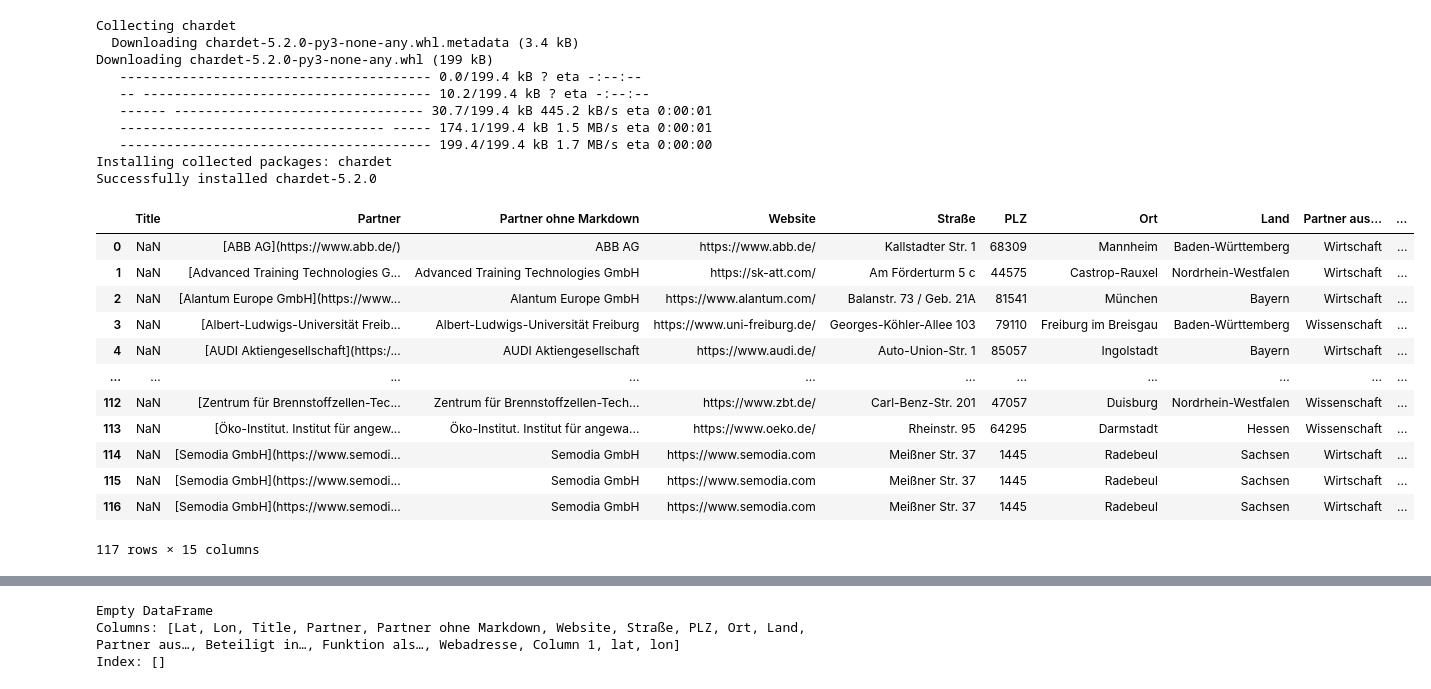
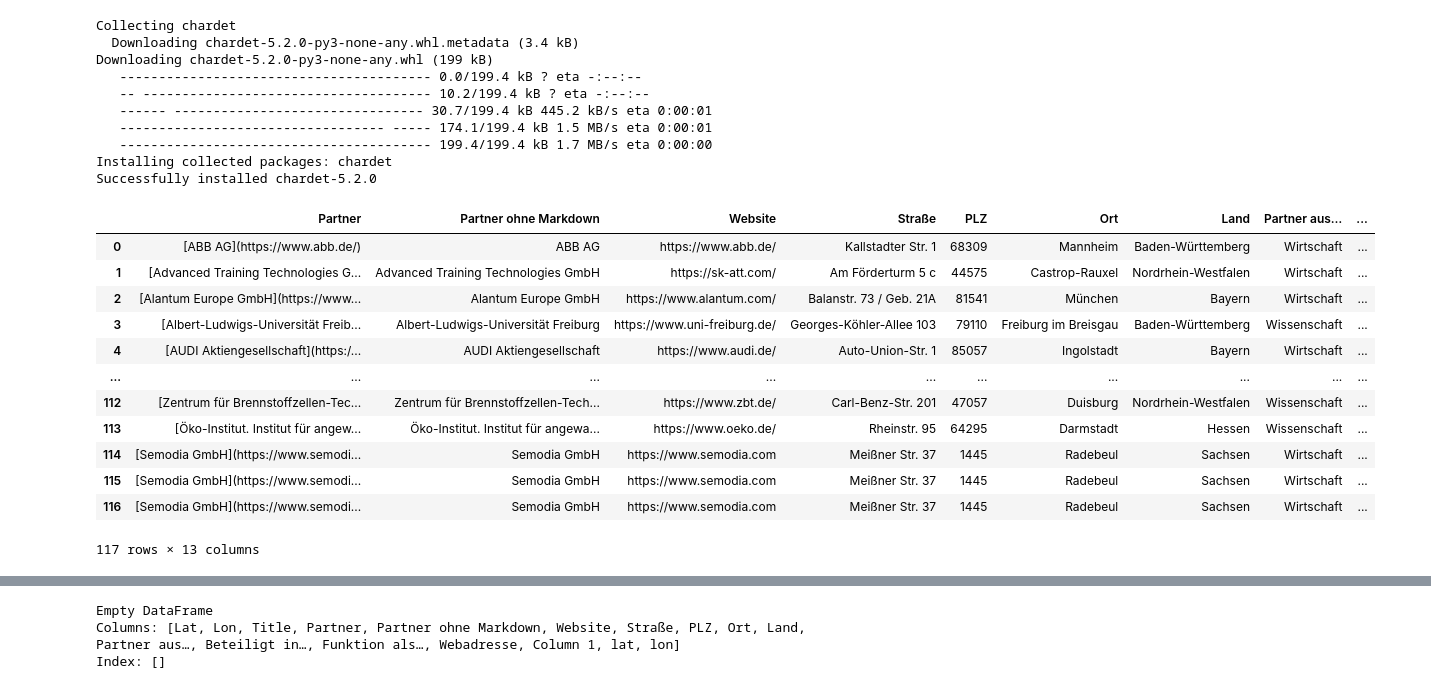
Before and after one commit to premstaller1/Masterarbeit, a Jupyter notebook: gis/converter.ipynb, the cells around one changed output, grey strips where cells are left out. Drawn from its saved outputs; the diff is of its cells as text; code cells hidden in the pictures.

Commit message:
Analysis, Data exploration and gathering

```diff
--- a/gis/converter.ipynb
+++ b/gis/converter.ipynb
@@ -223,17 +215,27 @@ df1['lon'] = df1['Lon']
+# %%
+import pandas as pd
+df1 = pd.read_excel('C:\\Users\\osi0pr\\Documents\\Github\\Masterarbeit\\gis\\data\\data-krTLV.xlsx')
+df2 = pd.read_excel('C:\\Users\\osi0pr\\Documents\\Github\\Masterarbeit\\gis\\data\\data-MDu07 .xlsx')
+# %%
+df1['Latitude'] = df1['LAT']
+df1['Longitude'] = df1['LON']
+df2['Latitude'] = df2['Lat']
+df2['Longitude'] = df2['Lon']
 # %%
-df1.drop(['Lat', 'Lon'], axis=1)
+df2.drop(['Lat', 'Lon', 'Title', 'Column 1'], axis=1, inplace=True)
+df2
 # %% [output]
-|  | Title | Partner | Partner ohne Markdown | Website | Straße | PLZ | Ort | Land | Partner aus… | ... |
-| 0 | NaN | [ABB AG](https://www.abb.de/) | ABB AG | https://www.abb.de/ | Kallstadter Str. 1 | 68309 | Mannheim | Baden-Württemberg | Wirtschaft | ... |
-| 1 | NaN | [Advanced Training Technologies G... | Advanced Training Technologies GmbH | https://sk-att.com/ | Am Förderturm 5 c | 44575 | Castrop-Rauxel | Nordrhein-Westfalen | Wirtschaft | ... |
-| 2 | NaN | [Alantum Europe GmbH](https://www... | Alantum Europe GmbH | https://www.alantum.com/ | Balanstr. 73 / Geb. 21A | 81541 | München | Bayern | Wirtschaft | ... |
-| 3 | NaN | [Albert-Ludwigs-Universität Freib... | Albert-Ludwigs-Universität Freiburg | https://www.uni-freiburg.de/ | Georges-Köhler-Allee 103 | 79110 | Freiburg im Breisgau | Baden-Württemberg | Wissenschaft | ... |
-| 4 | NaN | [AUDI Aktiengesellschaft](https:/... | AUDI Aktiengesellschaft | https://www.audi.de/ | Auto-Union-Str. 1 | 85057 | Ingolstadt | Bayern | Wirtschaft | ... |
-| ... | ... | ... | ... | ... | ... | ... | ... | ... | ... | ... |
-| 112 | NaN | [Zentrum für Brennstoffzellen-Tec... | Zentrum für Brennstoffzellen-Tech... | https://www.zbt.de/ | Carl-Benz-Str. 201 | 47057 | Duisburg | Nordrhein-Westfalen | Wissenschaft | ... |
-| 113 | NaN | [Öko-Institut. Institut für angew... | Öko-Institut. Institut für angewa... | https://www.oeko.de/ | Rheinstr. 95 | 64295 | Darmstadt | Hessen | Wissenschaft | ... |
-| 114 | NaN | [Semodia GmbH](https://www.semodi... | Semodia GmbH | https://www.semodia.com | Meißner Str. 37 | 1445 | Radebeul | Sachsen | Wirtschaft | ... |
-| 115 | NaN | [Semodia GmbH](https://www.semodi... | Semodia GmbH | https://www.semodia.com | Meißner Str. 37 | 1445 | Radebeul | Sachsen | Wirtschaft | ... |
-| 116 | NaN | [Semodia GmbH](https://www.semodi... | Semodia GmbH | https://www.semodia.com | Meißner Str. 37 | 1445 | Radebeul | Sachsen | Wirtschaft | ... |
+|  | Partner | Partner ohne Markdown | Website | Straße | PLZ | Ort | Land | Partner aus… | ... |
+| 0 | [ABB AG](https://www.abb.de/) | ABB AG | https://www.abb.de/ | Kallstadter Str. 1 | 68309 | Mannheim | Baden-Württemberg | Wirtschaft | ... |
+| 1 | [Advanced Training Technologies G... | Advanced Training Technologies GmbH | https://sk-att.com/ | Am Förderturm 5 c | 44575 | Castrop-Rauxel | Nordrhein-Westfalen | Wirtschaft | ... |
+| 2 | [Alantum Europe GmbH](https://www... | Alantum Europe GmbH | https://www.alantum.com/ | Balanstr. 73 / Geb. 21A | 81541 | München | Bayern | Wirtschaft | ... |
+| 3 | [Albert-Ludwigs-Universität Freib... | Albert-Ludwigs-Universität Freiburg | https://www.uni-freiburg.de/ | Georges-Köhler-Allee 103 | 79110 | Freiburg im Breisgau | Baden-Württemberg | Wissenschaft | ... |
+| 4 | [AUDI Aktiengesellschaft](https:/... | AUDI Aktiengesellschaft | https://www.audi.de/ | Auto-Union-Str. 1 | 85057 | Ingolstadt | Bayern | Wirtschaft | ... |
+| ... | ... | ... | ... | ... | ... | ... | ... | ... | ... |
+| 112 | [Zentrum für Brennstoffzellen-Tec... | Zentrum für Brennstoffzellen-Tech... | https://www.zbt.de/ | Carl-Benz-Str. 201 | 47057 | Duisburg | Nordrhein-Westfalen | Wissenschaft | ... |
+| 113 | [Öko-Institut. Institut für angew... | Öko-Institut. Institut für angewa... | https://www.oeko.de/ | Rheinstr. 95 | 64295 | Darmstadt | Hessen | Wissenschaft | ... |
+| 114 | [Semodia GmbH](https://www.semodi... | Semodia GmbH | https://www.semodia.com | Meißner Str. 37 | 1445 | Radebeul | Sachsen | Wirtschaft | ... |
+| 115 | [Semodia GmbH](https://www.semodi... | Semodia GmbH | https://www.semodia.com | Meißner Str. 37 | 1445 | Radebeul | Sachsen | Wirtschaft | ... |
+| 116 | [Semodia GmbH](https://www.semodi... | Semodia GmbH | https://www.semodia.com | Meißner Str. 37 | 1445 | Radebeul | Sachsen | Wirtschaft | ... |
-117 rows × 15 columns
+117 rows × 13 columns
 # %%
```
Also changed, not shown: parts of 4 cells of this notebook, 20 other files.
